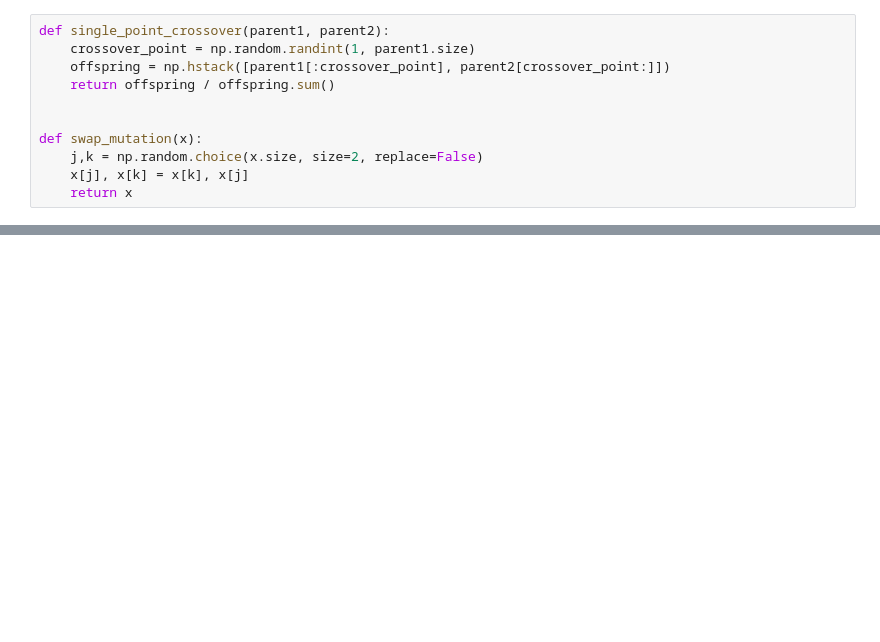
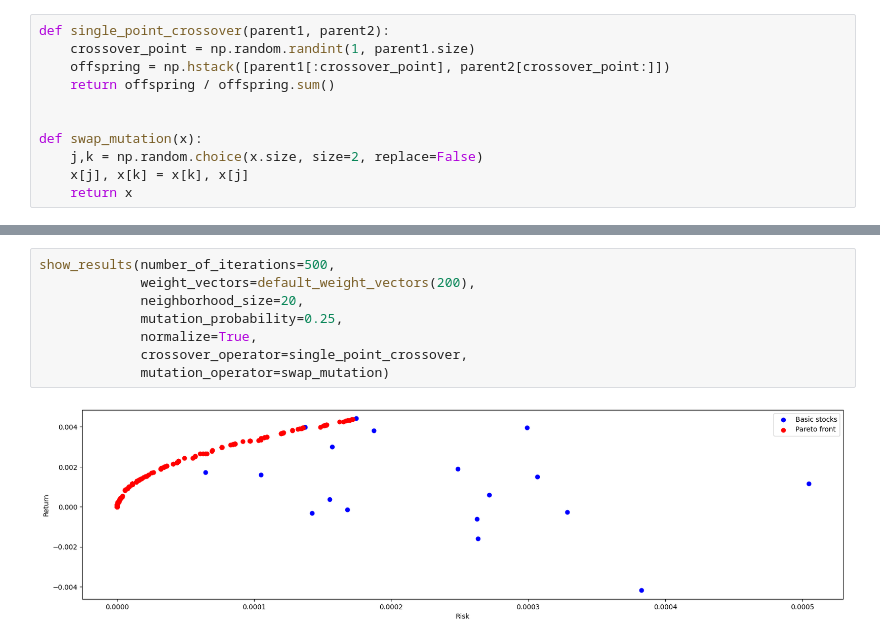
Before and after one commit to MaksWisniewski/PortfolioOpt, a Jupyter notebook: moead.ipynb, the cells around one changed output, grey strips where cells are left out. Cells and saved outputs as stored; diff of their text form; blank space fills up the shorter version.

```diff
--- a/moead.ipynb
+++ b/moead.ipynb
@@ -203,0 +229,10 @@ show_results(number_of_iterations=1000)
+# %%
+show_results(number_of_iterations=500,
+             weight_vectors=default_weight_vectors(200),
+             neighborhood_size=20,
+             mutation_probability=0.25,
+             normalize=True,
+             crossover_operator=single_point_crossover,
+             mutation_operator=swap_mutation)
+# %% [output]
+[figure, added]
```
Also changed, not shown: parts of 6 cells of this notebook.
